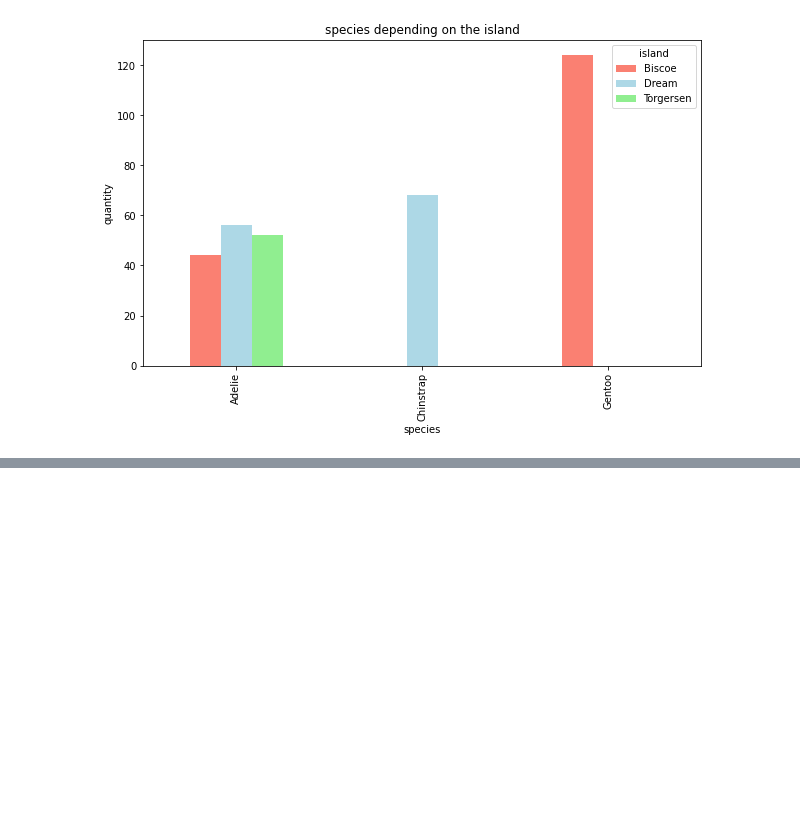
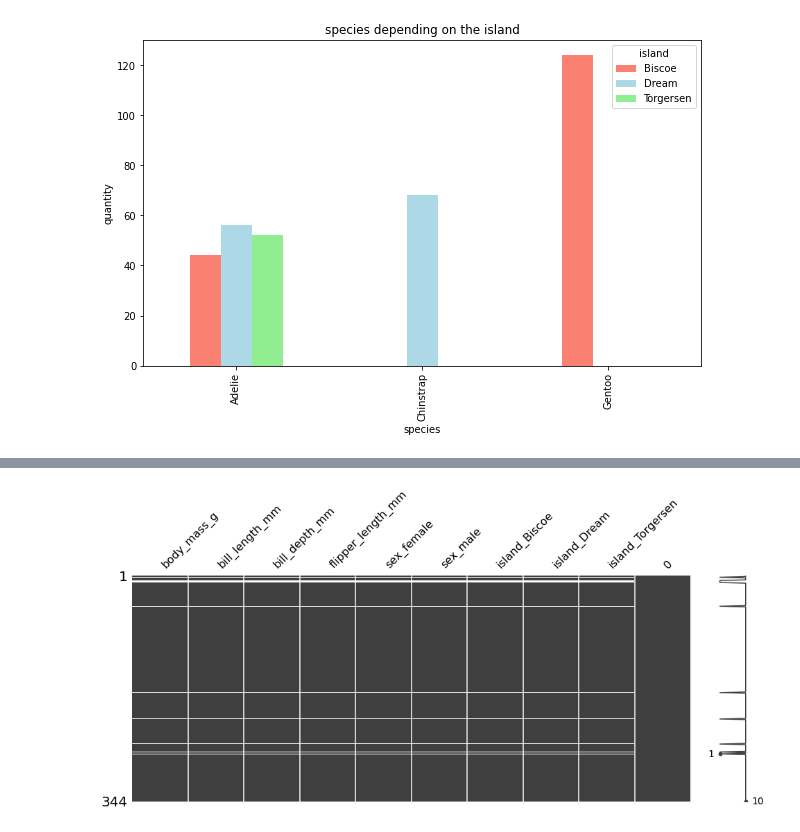
Before and after one commit to catharzis/penguins, a Jupyter notebook: Penguins.ipynb, the cells around one changed output, grey strips where cells are left out. Saved outputs shown, nothing was run; the diff lists cells and outputs as text; code cells hidden in the pictures; blank space fills up the shorter version.

```diff
--- a/Penguins.ipynb
+++ b/Penguins.ipynb
@@ -297,0 +449,3 @@ sns.heatmap(df.corr(), xticklabels=df.corr().columns,
+# %%
+cat_dummies = pd.get_dummies(df_cat[['sex','island']])
+cat_dummies.head(5)
@@ -558,5 +646,5 @@ df_categorical.head(3)
 # %%
-new_df = pd.concat([df_num,df_categorical], axis=1)
+new_df = pd.concat([df_num, cat_dummies], axis=1, ignore_index=False)
 # %%
 new_df.info()
 # %% [output]
@@ -612,0 +717,7 @@ memory usage: 19.2+ KB
+# %%
+from sklearn.preprocessing import StandardScaler
+
+scale = StandardScaler()
+new_df_scaled = new_df.copy()
+
+new_df_scaled[['body_mass_g','bill_length_mm','bill_depth_mm','flipper_length_mm']]= scale.fit_transform(new_df_scaled[['body_mass_g','bill_length_mm','bill_depth_mm','flipper_length_mm']])
@@ -622,0 +746,3 @@ new_df.head(5)
+# %%
+prepared_data = pd.concat([new_df_scaled, df_target_encoded], axis=1)
+prepared_data
@@ -622,0 +763,4 @@ new_df.head(5)
+# %%
+msno.matrix(prepared_data, figsize=(16, 6));
+# %% [output]
+[figure, added]
```
Also changed, not shown: parts of 145 cells of this notebook.
